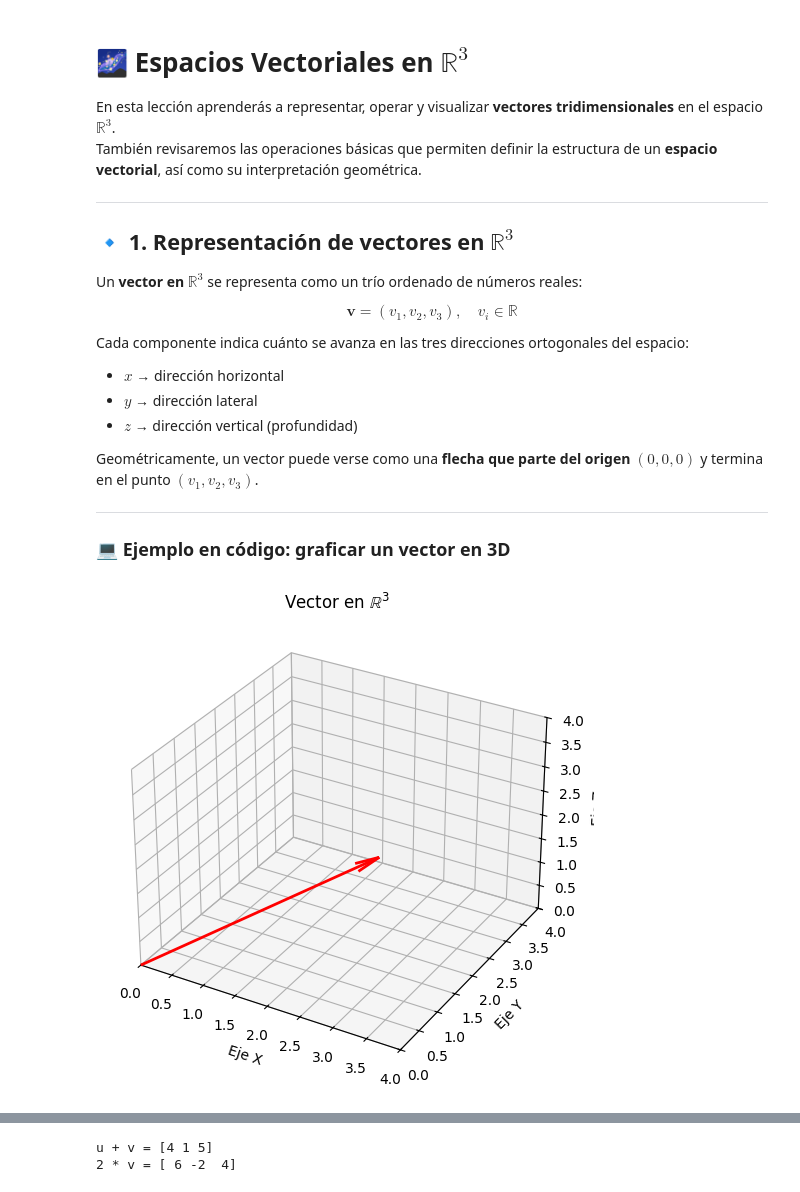
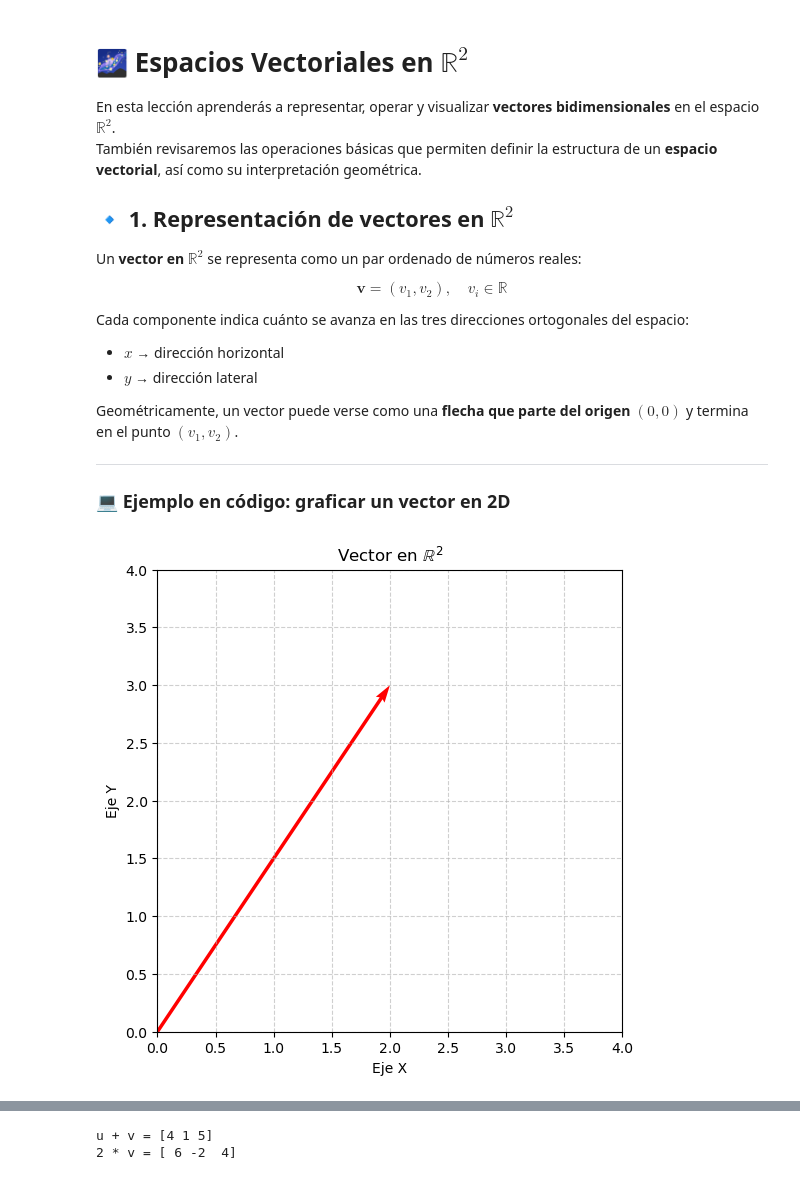
Before and after one commit to abelalv/libro_algebra_lineal, a Jupyter notebook: book/r2/teoria/espacios_vectoriales.ipynb, the cells around one changed output, grey strips where cells are left out. Cells and saved outputs as stored; diff of their text form; code cells hidden in the pictures.

```diff
--- a/book/r2/teoria/espacios_vectoriales.ipynb
+++ b/book/r2/teoria/espacios_vectoriales.ipynb
@@ -1,54 +1,54 @@
 # %% [markdown]
-# 🌌 Espacios Vectoriales en $\mathbb{R}^3$
+# 🌌 Espacios Vectoriales en $\mathbb{R}^2$
 
-En esta lección aprenderás a representar, operar y visualizar **vectores tridimensionales** en el espacio $\mathbb{R}^3$.
+En esta lección aprenderás a representar, operar y visualizar **vectores bidimensionales** en el espacio $\mathbb{R}^2$.
 También revisaremos las operaciones básicas que permiten definir la estructura de un **espacio vectorial**, así como su interpretación geométrica.
 
----
 
-## 🔹 1. Representación de vectores en $\mathbb{R}^3$
+## 🔹 1. Representación de vectores en $\mathbb{R}^2$
 
-Un **vector en $\mathbb{R}^3$** se representa como un trío ordenado de números reales:
+Un **vector en $\mathbb{R}^2$** se representa como un par ordenado de números reales:
 
 $$
-\mathbf{v} = (v_1, v_2, v_3), \quad v_i \in \mathbb{R}
+\mathbf{v} = (v_1, v_2), \quad v_i \in \mathbb{R}
 $$
 
 Cada componente indica cuánto se avanza en las tres direcciones ortogonales del espacio:
 
 - $x$ → dirección horizontal
 - $y$ → dirección lateral
-- $z$ → dirección vertical (profundidad)
 
-Geométricamente, un vector puede verse como una **flecha que parte del origen $(0,0,0)$** y termina en el punto $(v_1,v_2,v_3)$.
+
+Geométricamente, un vector puede verse como una **flecha que parte del origen $(0,0)$** y termina en el punto $(v_1,v_2)$.
 
 ---
 
-### 💻 Ejemplo en código: graficar un vector en 3D
+### 💻 Ejemplo en código: graficar un vector en 2D
 # %%
 import numpy as np
 import matplotlib.pyplot as plt
 from mpl_toolkits.mplot3d import Axes3D
 
 # Definir el vector
-v = np.array([2, 3, 1])
+v = np.array([2, 3])
 
-# Crear figura 3D
+# Crear figura 2D
 fig = plt.figure(figsize=(6,6))
-ax = fig.add_subplot(111, projection='3d')
+ax = fig.add_subplot(111)
 
 # Dibujar el vector desde el origen
-ax.quiver(0, 0, 0, v[0], v[1], v[2], color='red', arrow_length_ratio=0.1, linewidth=2)
+# Es fundamental agregar angles='xy', scale_units='xy', scale=1 para que el vector
+# se dibuje con la longitud real acorde a las unidades de los ejes.
+ax.quiver(0, 0, v[0], v[1], color='red', angles='xy', scale_units='xy', scale=1, linewidth=2)
 
 # Configurar ejes
 ax.set_xlim(0, 4)
 ax.set_ylim(0, 4)
-ax.set_zlim(0, 4)
 ax.set_xlabel('Eje X')
 ax.set_ylabel('Eje Y')
-ax.set_zlabel('Eje Z')
-ax.set_title('Vector en $\mathbb{R}^3$')
+ax.set_title('Vector en $\mathbb{R}^2$')
+ax.grid(True, linestyle='--', alpha=0.6) # Agregar grilla para mejor visualización
 plt.show()
 # %% [output]
-[figure, old version]
+[figure, new version]
 # %% [markdown]
```
Also changed, not shown: parts of 19 cells of this notebook, 3 other files.
